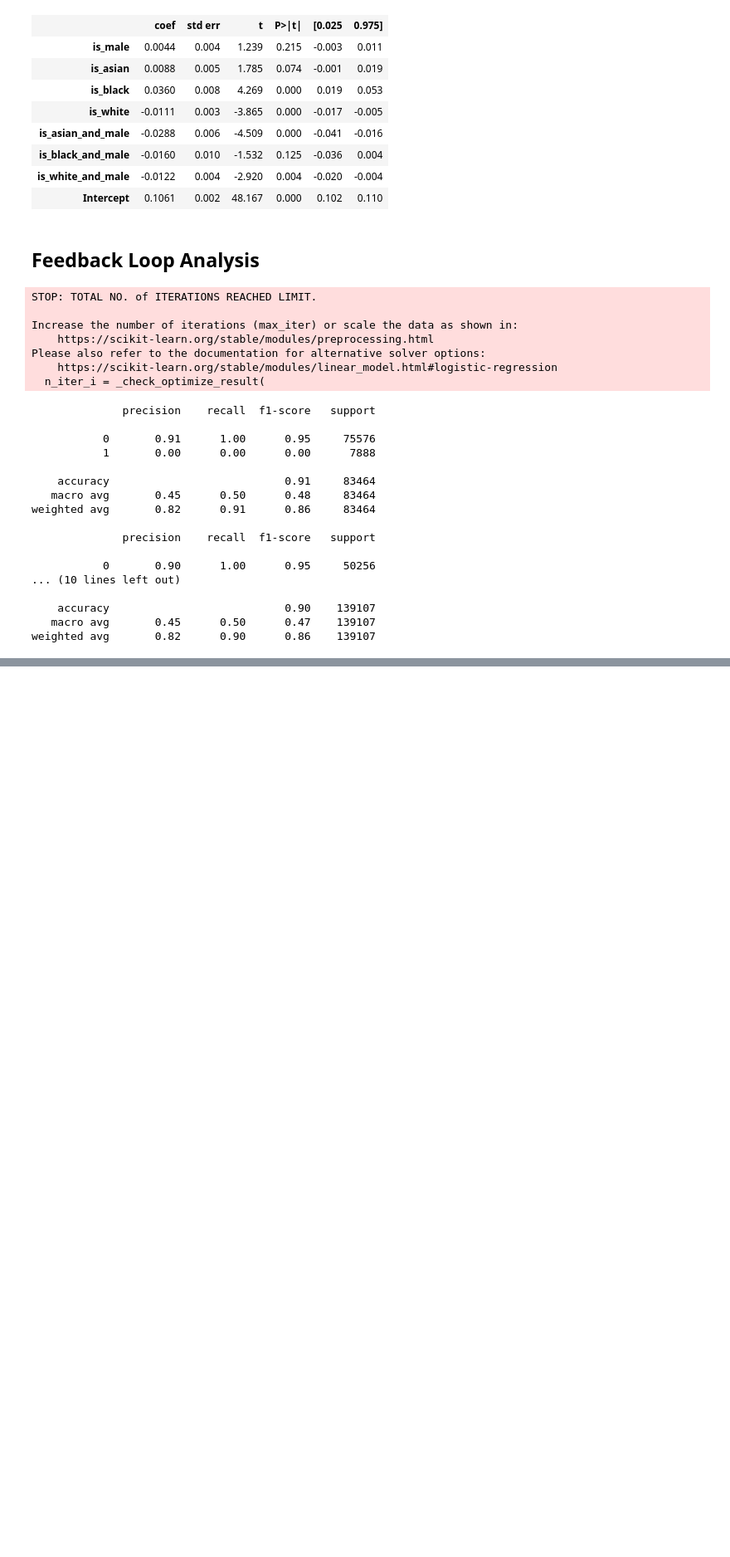
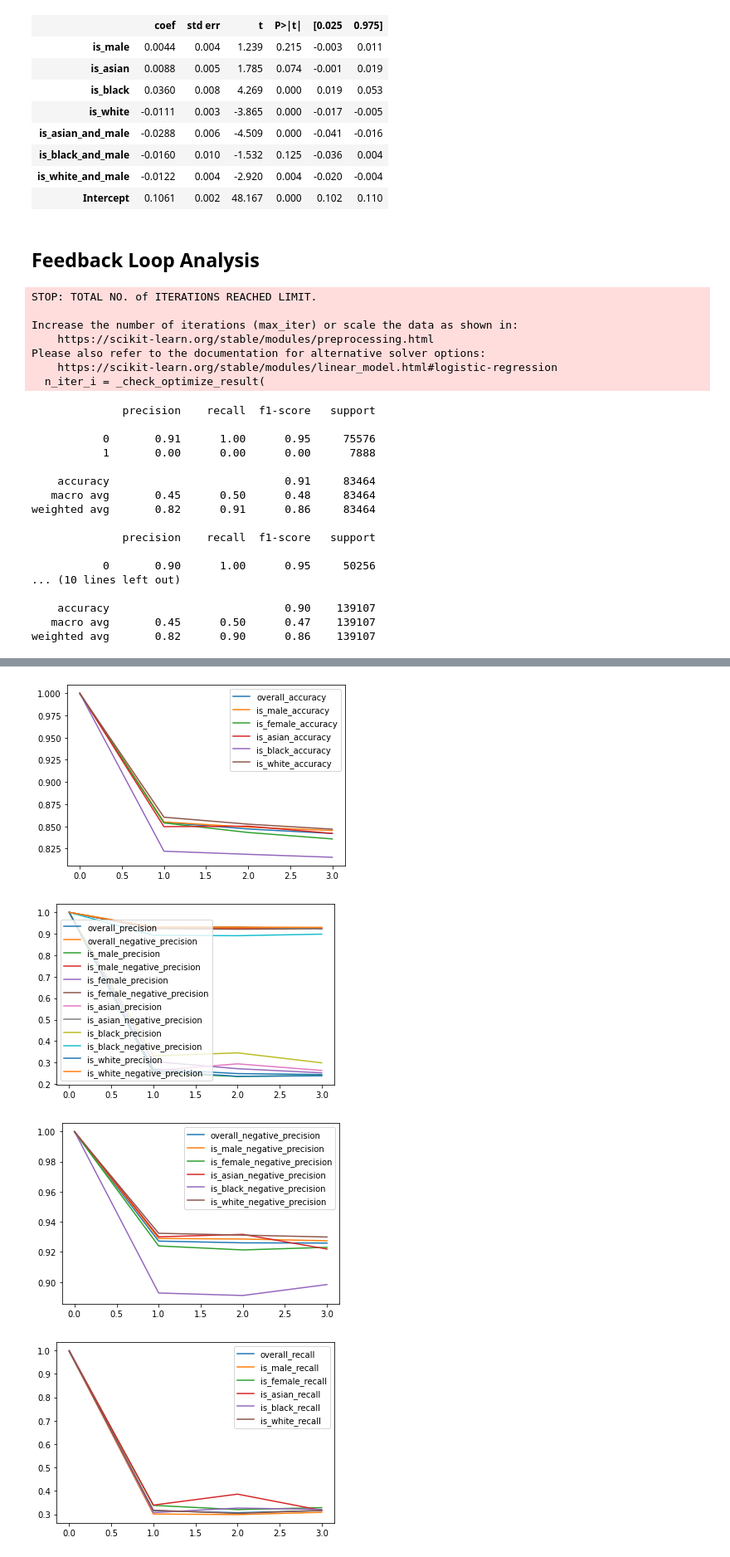
Before and after one commit to mglevitt/Lending_Bias, a Jupyter notebook: src/Model.ipynb, the cells around one changed output, grey strips where cells are left out. Shown: that part at 83% size. Drawn from its saved outputs; the diff is of its cells as text; code cells hidden in the pictures; blank space fills up the shorter version.

```diff
--- a/src/Model.ipynb
+++ b/src/Model.ipynb
@@ -455,0 +537,19 @@ preds = model.predict(train)
+# %%
+#for pat in ['overall', 'is_male','is_female','is_asian','is_black','is_white']:
+for pat in ['accuracy','precision','negative_precision','recall','specificity']:
+    def check_for_substring(x):
+        try:
+            if len(re.findall(pat,x)) > 0:
+                return True
+            else:
+                return False
+        except:
+            return False
+
+    cols_to_include = metrics_df.columns[list(map(check_for_substring, list(metrics_df.columns)))]
+    metrics_df[cols_to_include].plot.line()
+# %% [output]
+[figure, added]
+[figure, added]
+[figure, added]
+[figure, added]
```
Also changed, not shown: parts of 8 cells of this notebook.
